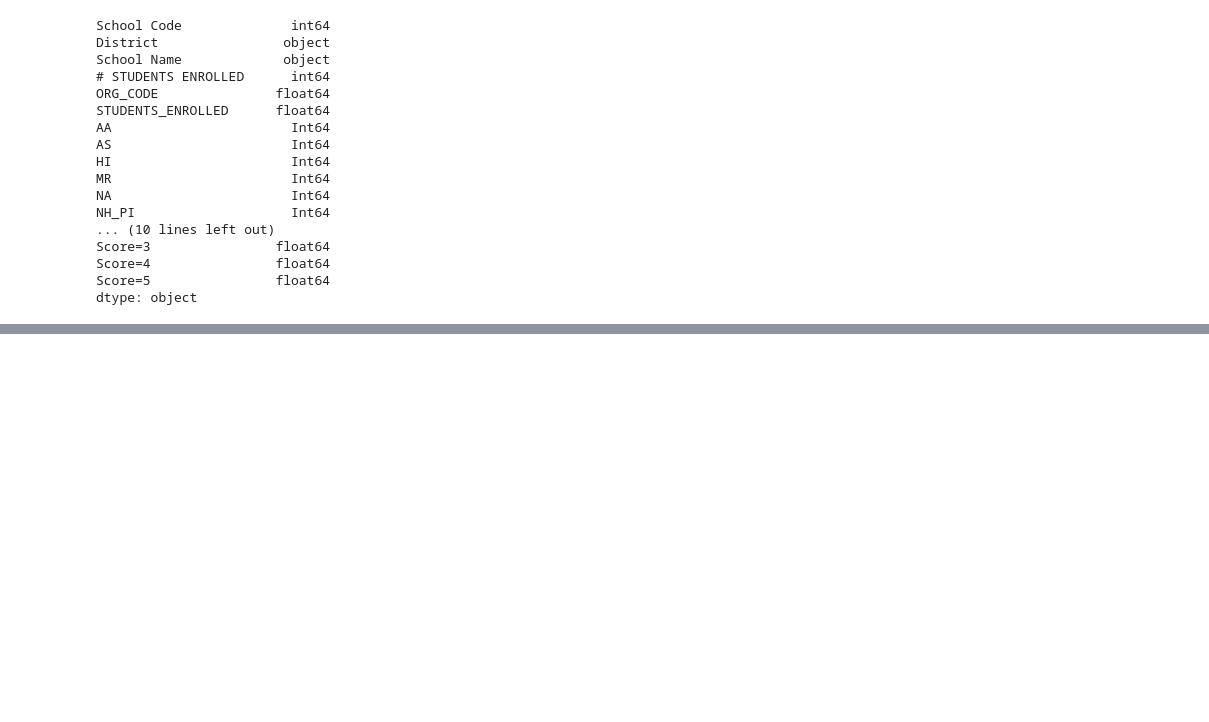
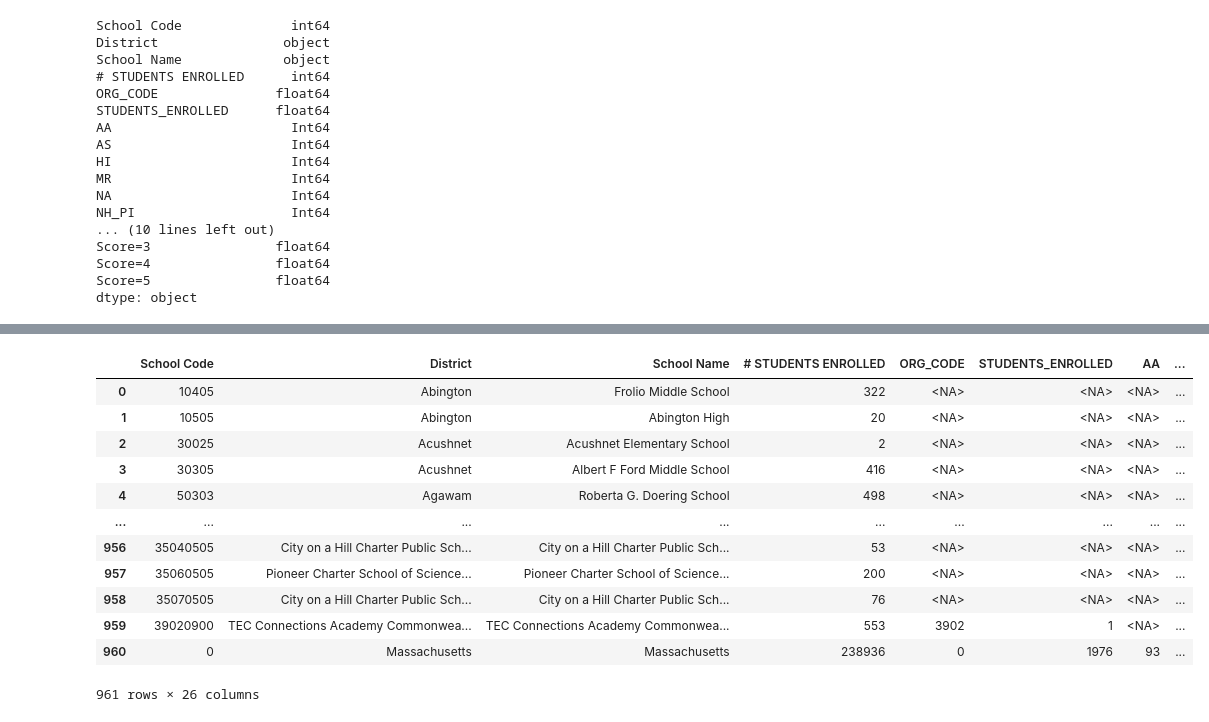
Before and after one commit to mbae-org/spark-digital-equity, a Jupyter notebook: data-processing/data_wrangling.ipynb, the cells around one changed output, grey strips where cells are left out. Saved outputs shown, nothing was run; the diff lists cells and outputs as text; code cells hidden in the pictures; blank space fills up the shorter version.

```diff
--- a/data-processing/data_wrangling.ipynb
+++ b/data-processing/data_wrangling.ipynb
@@ -264,3 +272,19 @@ all_merged
+# %%
+all_merged
+# %% [output]
+|  | School Code | District | School Name | # STUDENTS ENROLLED | ORG_CODE | STUDENTS_ENROLLED | AA | ... |
+| 0 | 10405 | Abington | Frolio Middle School | 322 | <NA> | <NA> | <NA> | ... |
+| 1 | 10505 | Abington | Abington High | 20 | <NA> | <NA> | <NA> | ... |
+| 2 | 30025 | Acushnet | Acushnet Elementary School | 2 | <NA> | <NA> | <NA> | ... |
+| 3 | 30305 | Acushnet | Albert F Ford Middle School | 416 | <NA> | <NA> | <NA> | ... |
+| 4 | 50303 | Agawam | Roberta G. Doering School | 498 | <NA> | <NA> | <NA> | ... |
+| ... | ... | ... | ... | ... | ... | ... | ... | ... |
+| 956 | 35040505 | City on a Hill Charter Public Sch... | City on a Hill Charter Public Sch... | 53 | <NA> | <NA> | <NA> | ... |
+| 957 | 35060505 | Pioneer Charter School of Science... | Pioneer Charter School of Science... | 200 | <NA> | <NA> | <NA> | ... |
+| 958 | 35070505 | City on a Hill Charter Public Sch... | City on a Hill Charter Public Sch... | 76 | <NA> | <NA> | <NA> | ... |
+| 959 | 39020900 | TEC Connections Academy Commonwea... | TEC Connections Academy Commonwea... | 553 | 3902 | 1 | <NA> | ... |
+| 960 | 0 | Massachusetts | Massachusetts | 238936 | 0 | 1976 | 93 | ... |
+961 rows × 26 columns
 # %%
 all_merged.to_csv("all_merged.csv", index=False)
 # %%
```
Also changed, not shown: parts of 9 cells of this notebook, 15 other files.
